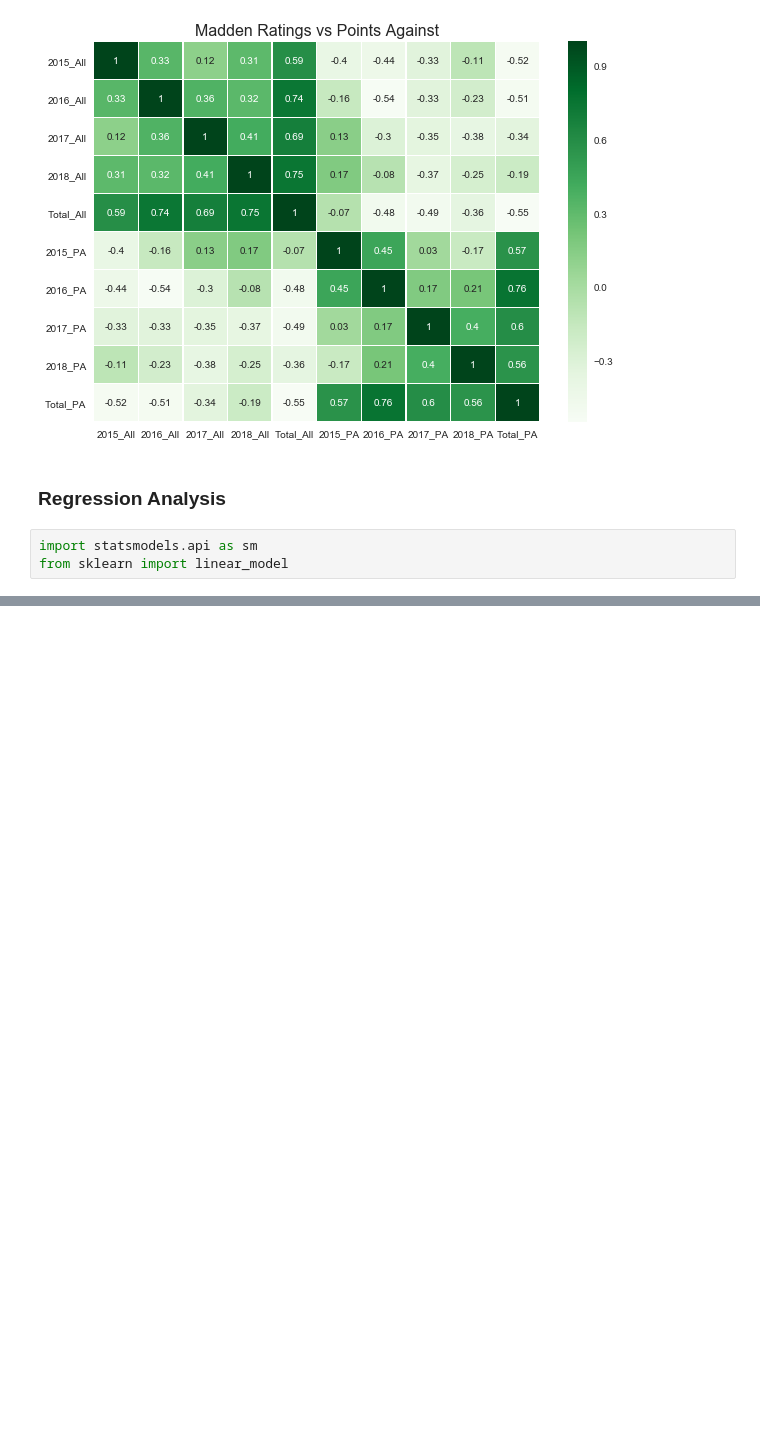
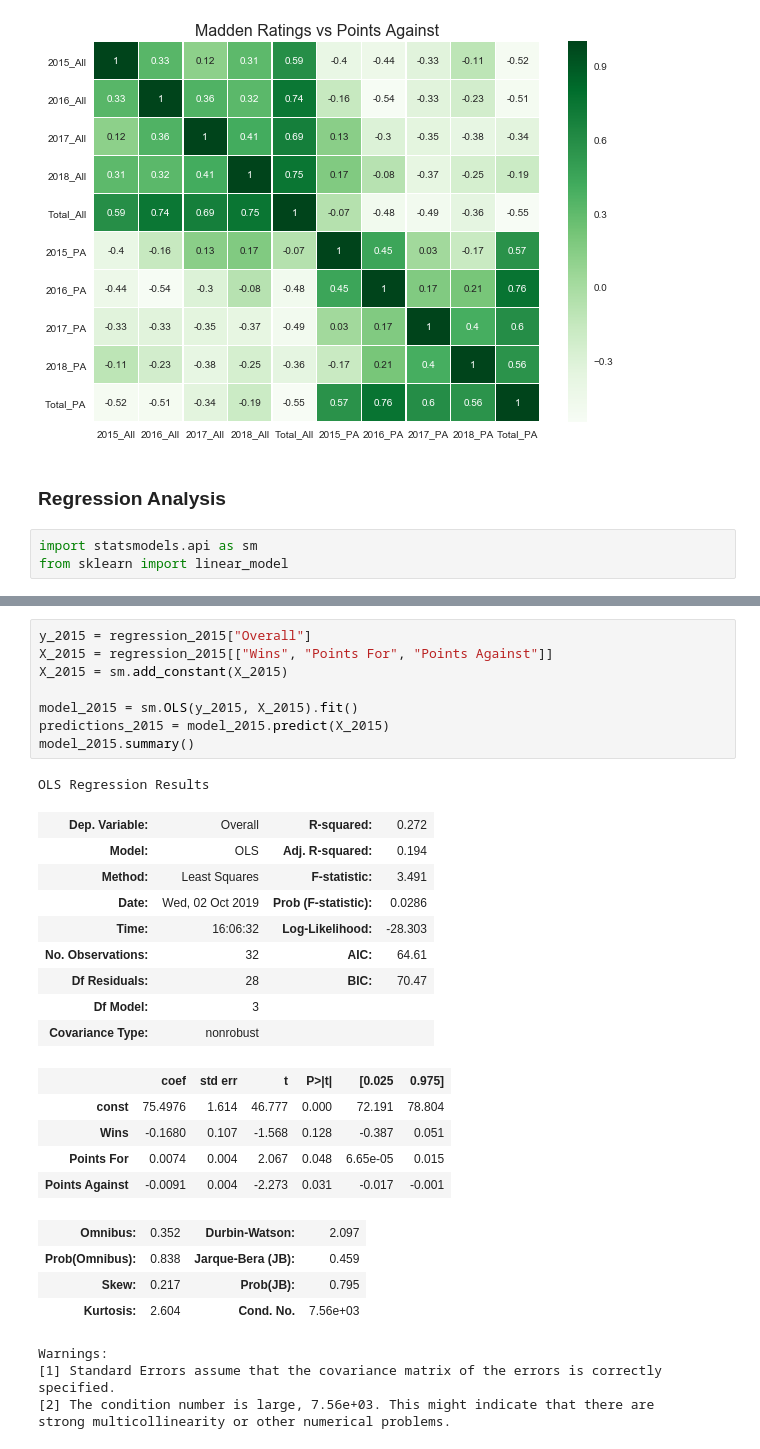
Before and after one commit to 00geist00/project-one, a Jupyter notebook: data_import.ipynb, the cells around one changed output, grey strips where cells are left out. Drawn from its saved outputs; the diff is of its cells as text; blank space fills up the shorter version.

```diff
--- a/data_import.ipynb
+++ b/data_import.ipynb
@@ -393,0 +418,32 @@ plt.savefig('Table1 - Regression 2018.png')
+# %%
+y_2015 = regression_2015["Overall"]
+X_2015 = regression_2015[["Wins", "Points For", "Points Against"]]
+X_2015 = sm.add_constant(X_2015)
+
+model_2015 = sm.OLS(y_2015, X_2015).fit()
+predictions_2015 = model_2015.predict(X_2015)
+model_2015.summary()
+# %% [output]
+OLS Regression Results
+| Dep. Variable: | Overall | R-squared: | 0.272 |
+| Model: | OLS | Adj. R-squared: | 0.194 |
+| Method: | Least Squares | F-statistic: | 3.491 |
+| Date: | Wed, 02 Oct 2019 | Prob (F-statistic): | 0.0286 |
+| Time: | 16:06:32 | Log-Likelihood: | -28.303 |
+| No. Observations: | 32 | AIC: | 64.61 |
+| Df Residuals: | 28 | BIC: | 70.47 |
+| Df Model: | 3 |  |  |
+| Covariance Type: | nonrobust |  |  |
+|  | coef | std err | t | P>|t| | [0.025 | 0.975] |
+| const | 75.4976 | 1.614 | 46.777 | 0.000 | 72.191 | 78.804 |
+| Wins | -0.1680 | 0.107 | -1.568 | 0.128 | -0.387 | 0.051 |
+| Points For | 0.0074 | 0.004 | 2.067 | 0.048 | 6.65e-05 | 0.015 |
+| Points Against | -0.0091 | 0.004 | -2.273 | 0.031 | -0.017 | -0.001 |
+| Omnibus: | 0.352 | Durbin-Watson: | 2.097 |
+| Prob(Omnibus): | 0.838 | Jarque-Bera (JB): | 0.459 |
+| Skew: | 0.217 | Prob(JB): | 0.795 |
+| Kurtosis: | 2.604 | Cond. No. | 7.56e+03 |
+Warnings:
+[1] Standard Errors assume that the covariance matrix of the errors is correctly specified.
+[2] The condition number is large, 7.56e+03. This might indicate that there are
+strong multicollinearity or other numerical problems.
```
Also changed, not shown: parts of 8 cells of this notebook, 3 other files.
